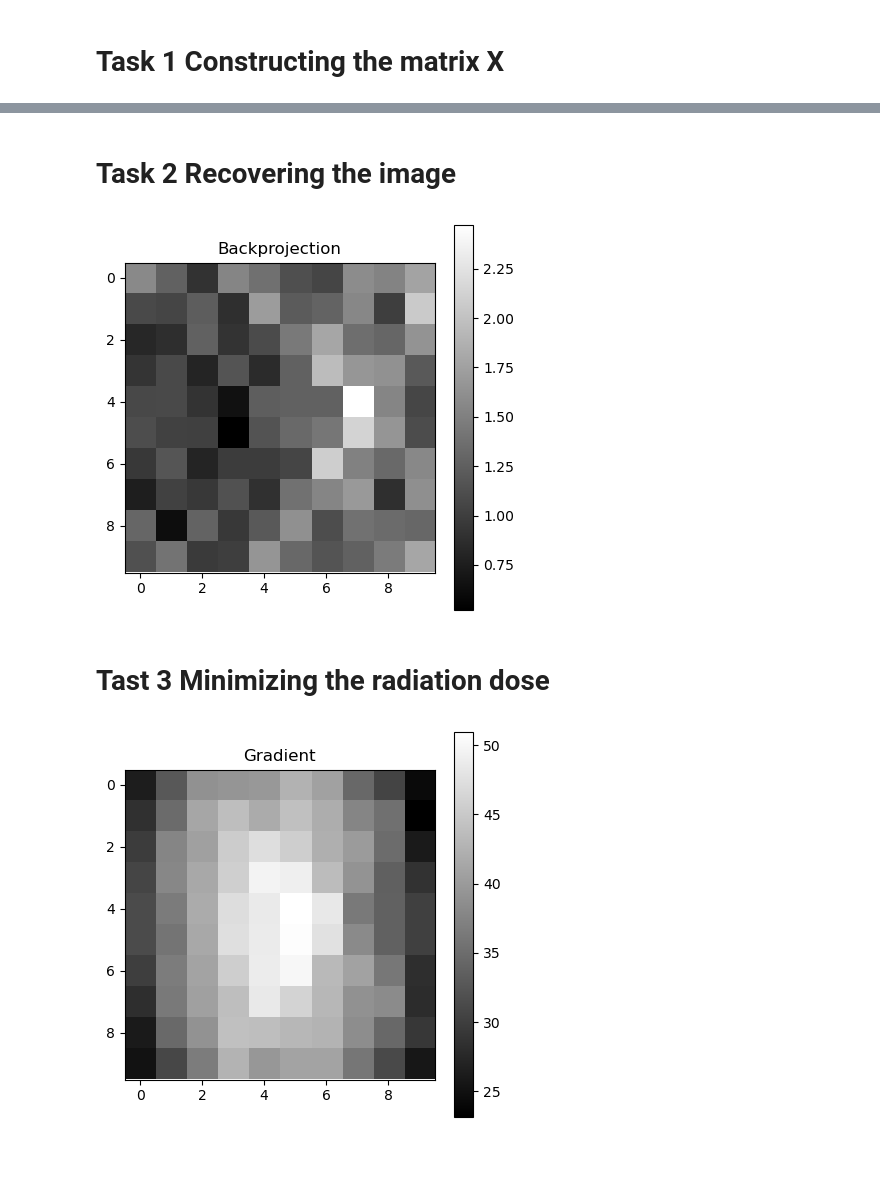
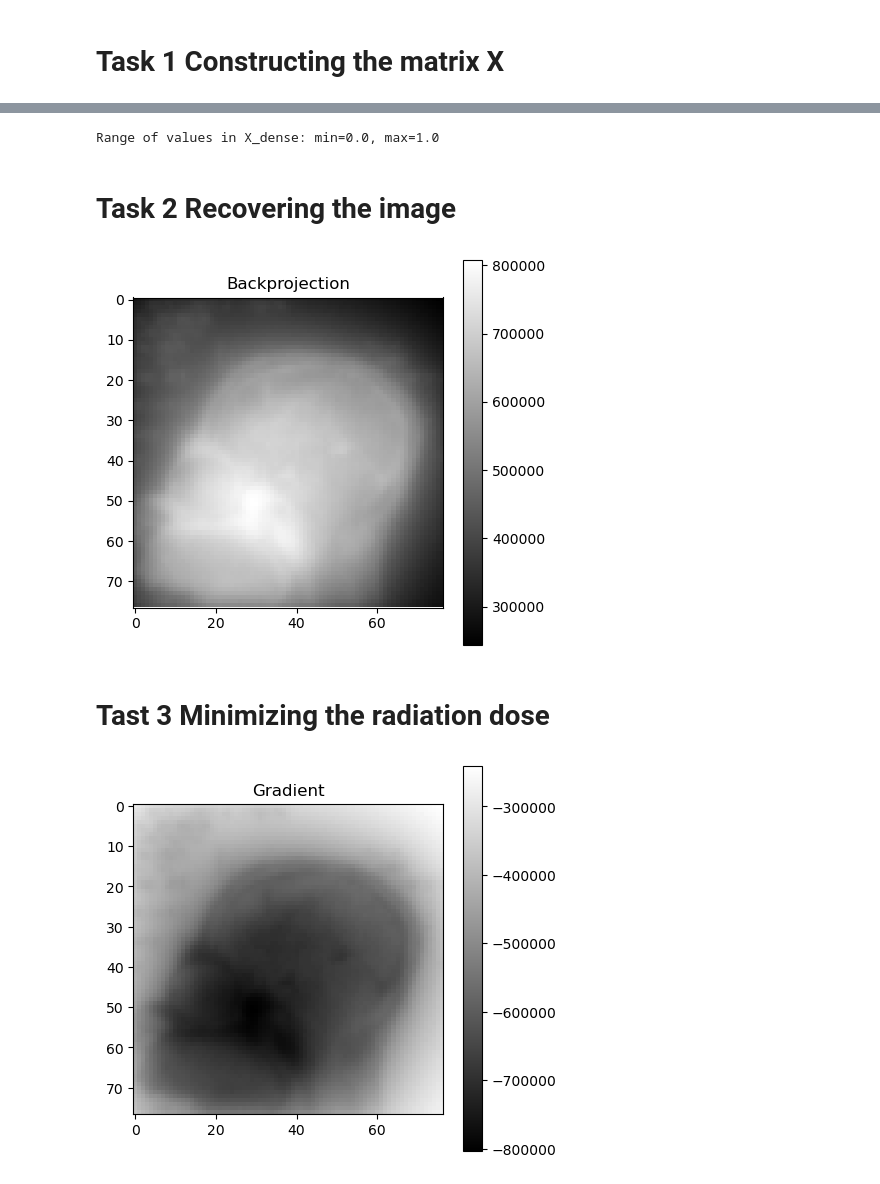
Before and after one commit to juancprolam/Machine_learning_Ess, a Jupyter notebook: Exercise_4/Task_1.ipynb, the cells around one changed output, grey strips where cells are left out. Saved outputs shown, nothing was run; the diff lists cells and outputs as text; code cells hidden in the pictures; blank space fills up the shorter version.

```diff
--- a/Exercise_4/Task_1.ipynb
+++ b/Exercise_4/Task_1.ipynb
@@ -44,19 +39,28 @@ def construct_X(M, alphas, Np=None):
         p = R @ C
         p[0, :] += (Np-1) / 2
 
+        alpha_idx = np.where(alphas == alpha)[0][0]
+
         for j in range(C.shape[1]):
             pj = p[:, j]
             sensor_idx = int(np.floor(pj[0]))
             if 0 <= sensor_idx < Np-1:
-                i_indices.append(sensor_idx)
+                i_indices.append(sensor_idx + (alpha_idx * Np))
                 j_indices.append(j)
                 weights.append(1 - (pj[0] - sensor_idx))
 
-                i_indices.append(sensor_idx + 1)
+                i_indices.append(sensor_idx + 1 + (alpha_idx * Np))
                 j_indices.append(j)
                 weights.append(pj[0] - sensor_idx)
 
     X = coo_matrix((weights, (i_indices, j_indices)), shape=(len(alphas) * Np, M * M), dtype=np.float32)
+
+    # Debug: Check the shape and some values of X
+    print(f"X shape: {X.shape}")
+    print(f"Non-zero entries: {X.nnz}")
+    print(f"Sample indices: {i_indices[:10]}, {j_indices[:10]}")
+    print(f"Sample weights: {weights[:10]}")
+
     return X
 # %%
 directory = 'hs_tomography'
@@ -74,9 +78,9 @@ print("The shape of alpha: ", data_alpha.shape,'\n', "The shape of y:", data_y.s
 
 
 # call function to construct X
-X = construct_X(M, data_alpha, Np = None)
+X = construct_X(M, data_alpha)
 
-#print(X.shape)
+#print(X)
 # %% [output]
 The shape of alpha:  (90,)
  The shape of y: (9810,)
@@ -102,30 +91,69 @@ plt.show()
+# %%
+# Load the example matrix
+X_example = np.load('hs_tomography/X_example.npy')
+
+# Convert sparse matrix X to dense format
+X_dense = X.toarray()
+
+# Check the range of values in X_dense
+print(f"Range of values in X_dense: min={X_dense.min()}, max={X_dense.max()}")
+
+# Visualize both matrices with adjusted colormap limits if necessary
+fig, axes = plt.subplots(2, 2, figsize=(14, 14))
+
+# Visualize example matrix
+axes[0,0].imshow(X_example, cmap='gray')
+axes[0,0].set_title('Example Matrix X_example')
+
+# Visualize constructed matrix with colormap adjustment
+axes[0,1].imshow(X_dense, cmap='gray', vmin=0, vmax=np.max(X_dense))
+axes[0,1].set_title('Constructed Matrix X')
+#axes[1].set_xlim(0,2500)
+#axes[1].set_ylim(0,2500)
+
+#Zoom in on the costructed matrix
+axes[1,0].imshow(X_dense, cmap='gray', vmin=0, vmax=np.max(X_dense))
+axes[1,0].set_title('Constructed Matrix X zoomed in')
+axes[1,0].set_xlim(0,2500)
+axes[1,0].set_ylim(0,2500)
+
+axes[1,1].imshow(X_dense, cmap='gray', vmin=0, vmax=np.max(X_dense))
+axes[1,1].set_title('Constructed Matrix X zoomed further')
+axes[1,1].set_xlim(0,500)
+axes[1,1].set_ylim(0,500)
+
+plt.tight_layout()
+plt.show()
+# %% [output]
+Range of values in X_dense: min=0.0, max=1.0
 # %% [markdown]
 # Task 2 Recovering the image
 # %%
-
 def backprojection(X, y):
     return X.T @ y
 
 # Compute the backprojection
-beta_backprojection = backprojection(X, y)
+beta_backprojection = backprojection(X, data_y)
 
 # Visualize the backprojection result
 plt.figure(figsize=(5, 5))
 plt.imshow(beta_backprojection.reshape(M, M), cmap='gray')
 plt.title('Backprojection')
 plt.colorbar()
 plt.show()
 # %% [output]
-[figure, old version]
+[figure, new version]
 # %% [markdown]
 # Tast 3 Minimizing the radiation dose
 # %%
-
 def gradient(X, y, beta):
     return X.T @ (X @ beta - y)
 
+# Example tomogram for gradient computation
+beta_example = np.random.rand(M * M)
+
 # Compute the gradient
-grad = gradient(X, y, beta_example)
+grad = gradient(X, data_y, beta_example)
 
 
 # Visualize the gradient
@@ -135,4 +163,4 @@ plt.title('Gradient')
 plt.colorbar()
 plt.show()
 # %% [output]
-[figure, old version]
+[figure, new version]
```
Also changed, not shown: parts of 3 cells of this notebook.
